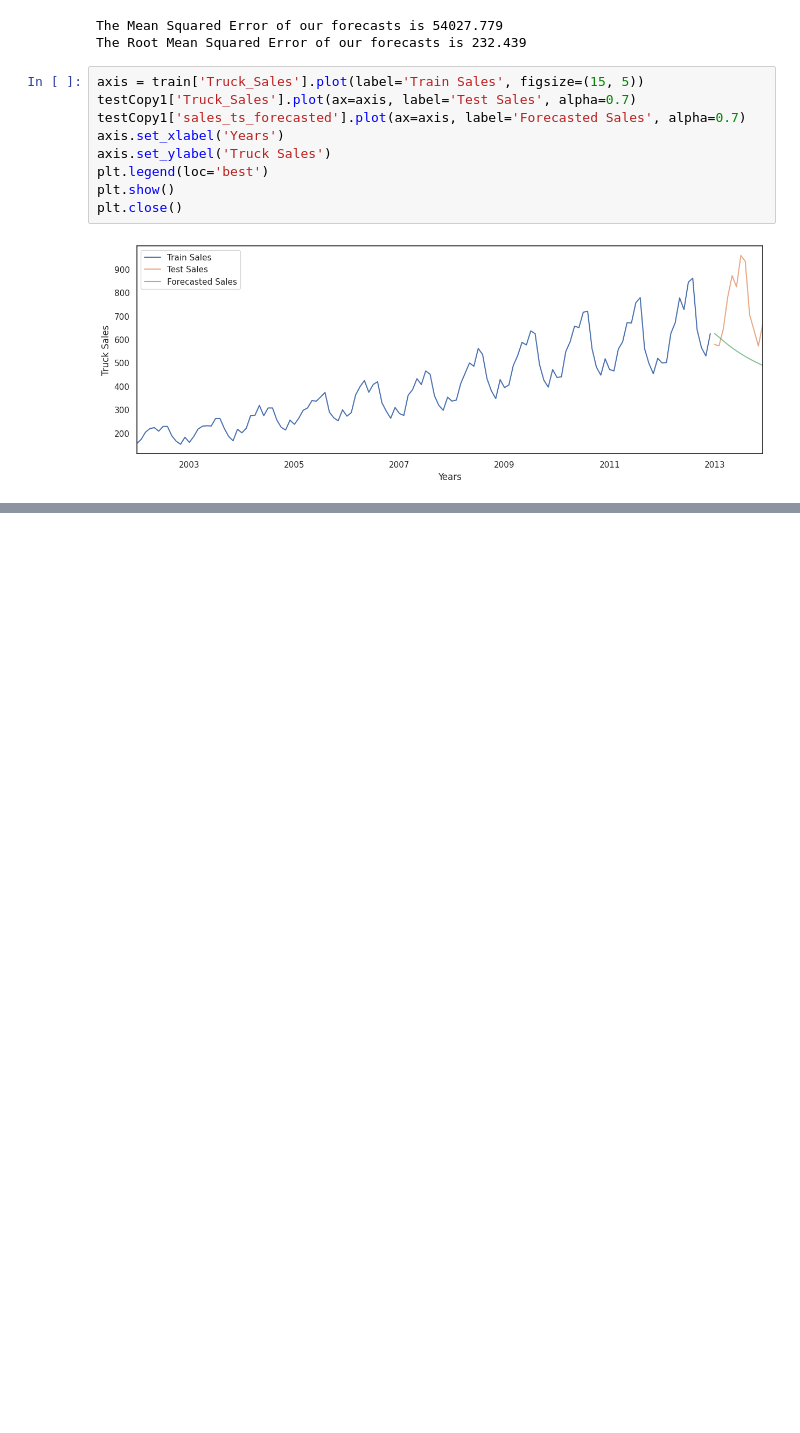
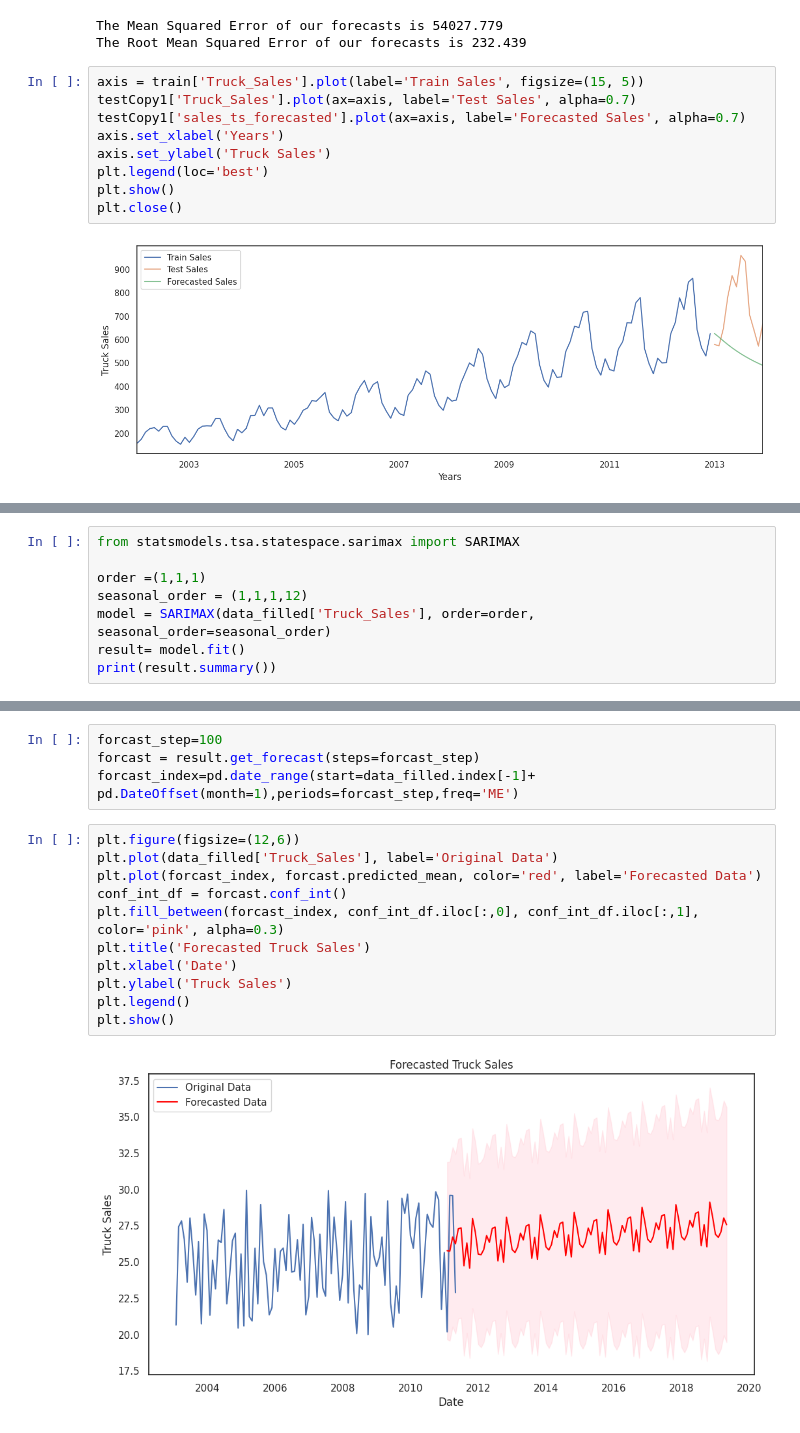
Before and after one commit to varshamqa/AIML_Practice_Repo_VSC1, a Jupyter notebook: Arima_Sarima_Varsha.ipynb, the cells around one changed output, grey strips where cells are left out. Drawn from its saved outputs; the diff is of its cells as text; blank space fills up the shorter version.

```diff
--- a/Arima_Sarima_Varsha.ipynb
+++ b/Arima_Sarima_Varsha.ipynb
@@ -372,0 +400,8 @@ plt.close()
+# %%
+from statsmodels.tsa.statespace.sarimax import SARIMAX
+
+order =(1,1,1)
+seasonal_order = (1,1,1,12)
+model = SARIMAX(data_filled['Truck_Sales'], order=order, seasonal_order=seasonal_order)
+result= model.fit()
+print(result.summary())
@@ -372,0 +426,17 @@ plt.close()
+# %%
+forcast_step=100
+forcast = result.get_forecast(steps=forcast_step)
+forcast_index=pd.date_range(start=data_filled.index[-1]+ pd.DateOffset(month=1),periods=forcast_step,freq='ME')
+# %%
+plt.figure(figsize=(12,6))
+plt.plot(data_filled['Truck_Sales'], label='Original Data')
+plt.plot(forcast_index, forcast.predicted_mean, color='red', label='Forecasted Data')
+conf_int_df = forcast.conf_int()
+plt.fill_between(forcast_index, conf_int_df.iloc[:,0], conf_int_df.iloc[:,1], color='pink', alpha=0.3)
+plt.title('Forecasted Truck Sales')
+plt.xlabel('Date')
+plt.ylabel('Truck Sales')
+plt.legend()
+plt.show()
+# %% [output]
+[figure, added]
```
Also changed, not shown: parts of 10 cells of this notebook.
